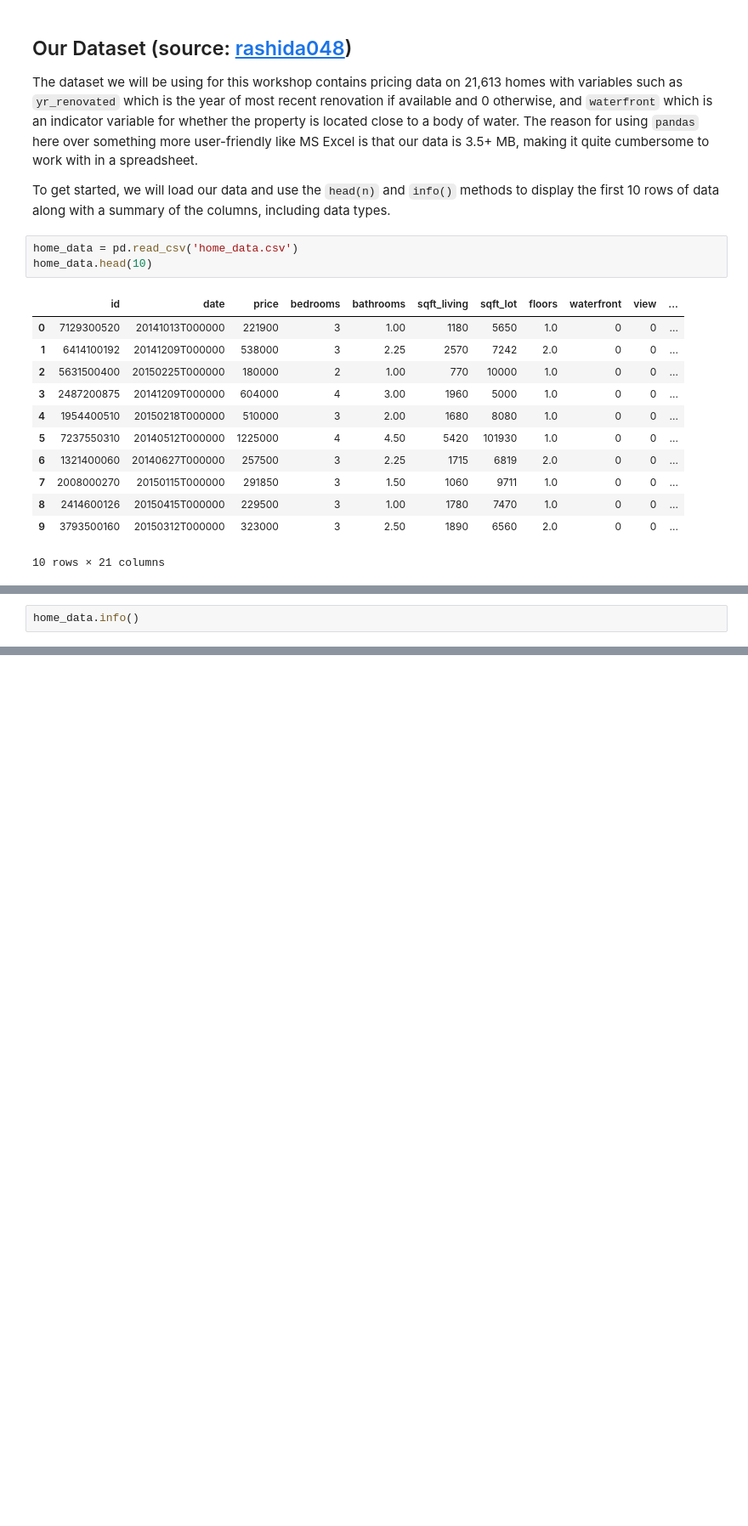
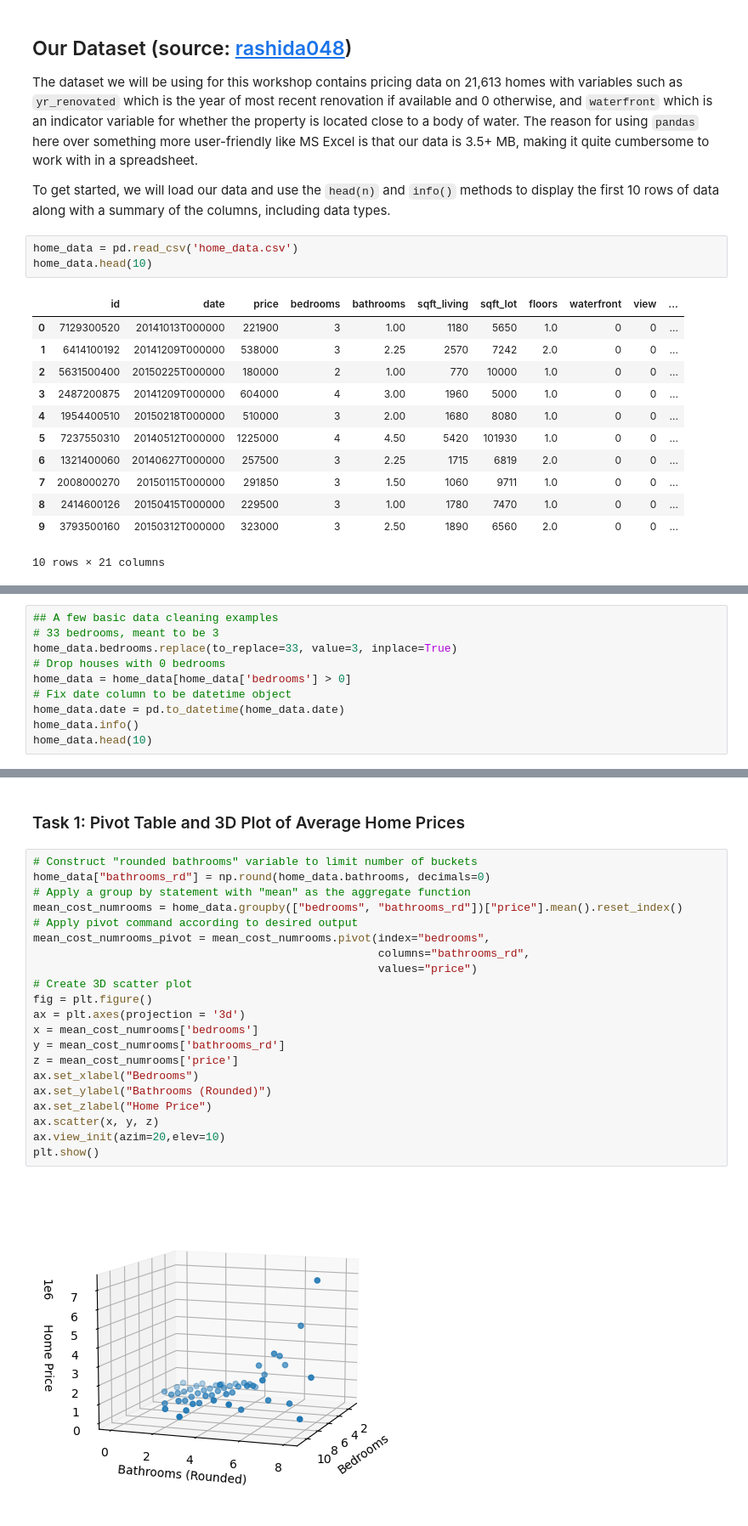
Before and after one commit to kylesorensen20/pandas-workshop, a Jupyter notebook: workshop.ipynb, the cells around one changed output, grey strips where cells are left out. Shown at 85% size. Drawn from its saved outputs; the diff is of its cells as text; blank space fills up the shorter version.

```diff
--- a/workshop.ipynb
+++ b/workshop.ipynb
@@ -105,4 +264,12 @@ home_data.head(10)
 # %%
+## A few basic data cleaning examples
+# 33 bedrooms, meant to be 3
+home_data.bedrooms.replace(to_replace=33, value=3, inplace=True)
+# Drop houses with 0 bedrooms
+home_data = home_data[home_data['bedrooms'] > 0]
+# Fix date column to be datetime object
+home_data.date = pd.to_datetime(home_data.date)
 home_data.info()
+home_data.head(10)
 # %% [output]
 <class 'pandas.core.frame.DataFrame'>
@@ -130 +309,26 @@ Using the skills we learned above along with some additional functionality from
 * Construct a heatmap of housing prices using latitude and longitude coordinates
+# %% [markdown]
+### Task 1: Pivot Table and 3D Plot of Average Home Prices
+# %%
+# Construct "rounded bathrooms" variable to limit number of buckets
+home_data["bathrooms_rd"] = np.round(home_data.bathrooms, decimals=0)
+# Apply a group by statement with "mean" as the aggregate function
+mean_cost_numrooms = home_data.groupby(["bedrooms", "bathrooms_rd"])["price"].mean().reset_index()
+# Apply pivot command according to desired output
+mean_cost_numrooms_pivot = mean_cost_numrooms.pivot(index="bedrooms",
+                                                    columns="bathrooms_rd",
+                                                    values="price")
+# Create 3D scatter plot
+fig = plt.figure()
+ax = plt.axes(projection = '3d')
+x = mean_cost_numrooms['bedrooms']
+y = mean_cost_numrooms['bathrooms_rd']
+z = mean_cost_numrooms['price']
+ax.set_xlabel("Bedrooms")
+ax.set_ylabel("Bathrooms (Rounded)")
+ax.set_zlabel("Home Price")
+ax.scatter(x, y, z)
+ax.view_init(azim=20,elev=10)
+plt.show()
+# %% [output]
+[figure, added]
```
Also changed, not shown: parts of 24 cells of this notebook, 2 other files.
